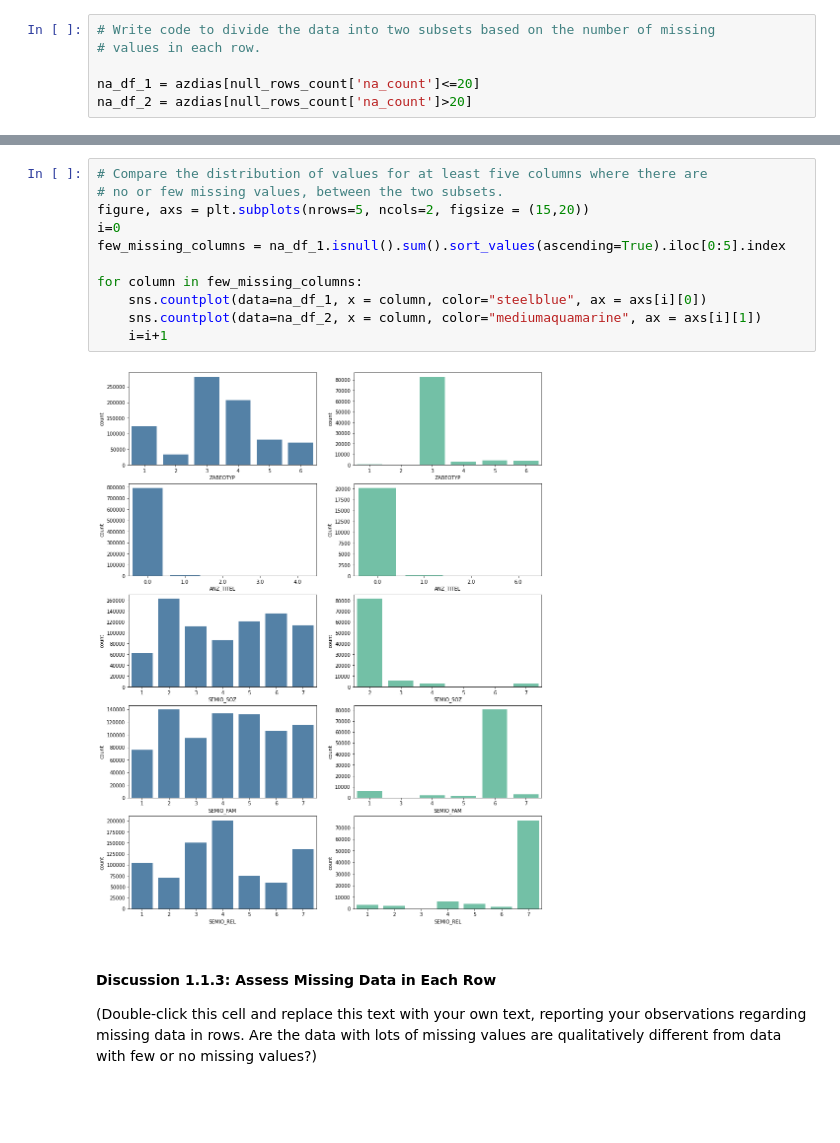
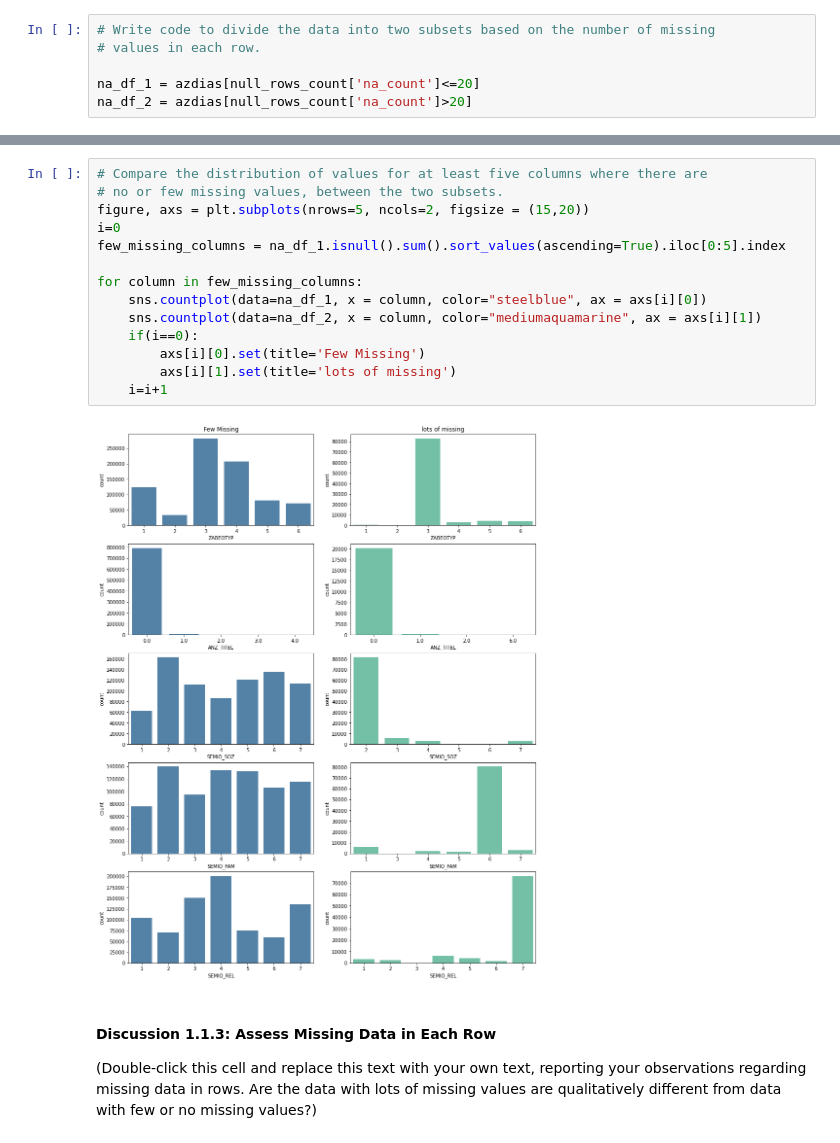
Before and after one commit to maleksaati/Identify_Customer_Segments, a Jupyter notebook: Identify_Customer_Segments.ipynb, the cells around one changed output, grey strips where cells are left out. Drawn from its saved outputs; the diff is of its cells as text; blank space fills up the shorter version.

```diff
--- a/Identify_Customer_Segments.ipynb
+++ b/Identify_Customer_Segments.ipynb
@@ -247,16 +263,19 @@ na_df_2 = azdias[null_rows_count['na_count']>20]
 # %%
 # Compare the distribution of values for at least five columns where there are
 # no or few missing values, between the two subsets.
 figure, axs = plt.subplots(nrows=5, ncols=2, figsize = (15,20))
 i=0
 few_missing_columns = na_df_1.isnull().sum().sort_values(ascending=True).iloc[0:5].index
 
 for column in few_missing_columns:
     sns.countplot(data=na_df_1, x = column, color="steelblue", ax = axs[i][0])
     sns.countplot(data=na_df_2, x = column, color="mediumaquamarine", ax = axs[i][1])
+    if(i==0):
+        axs[i][0].set(title='Few Missing')
+        axs[i][1].set(title='lots of missing')
     i=i+1
 # %% [output]
-[figure, old version]
+[figure, new version]
 # %% [markdown]
 #### Discussion 1.1.3: Assess Missing Data in Each Row
 
```
Also changed, not shown: parts of 8 cells of this notebook.
